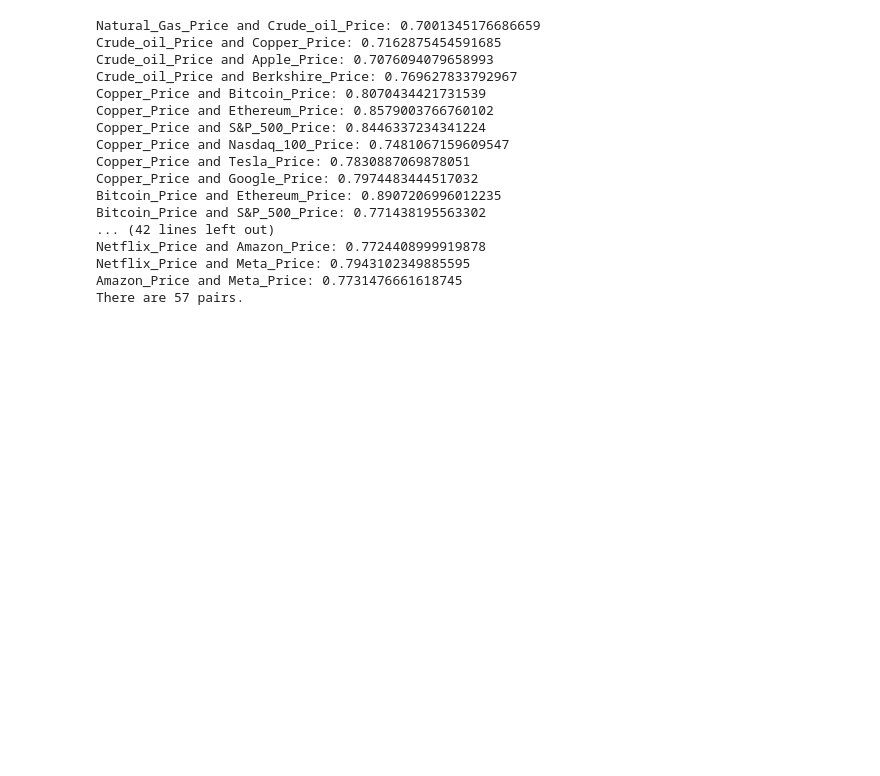
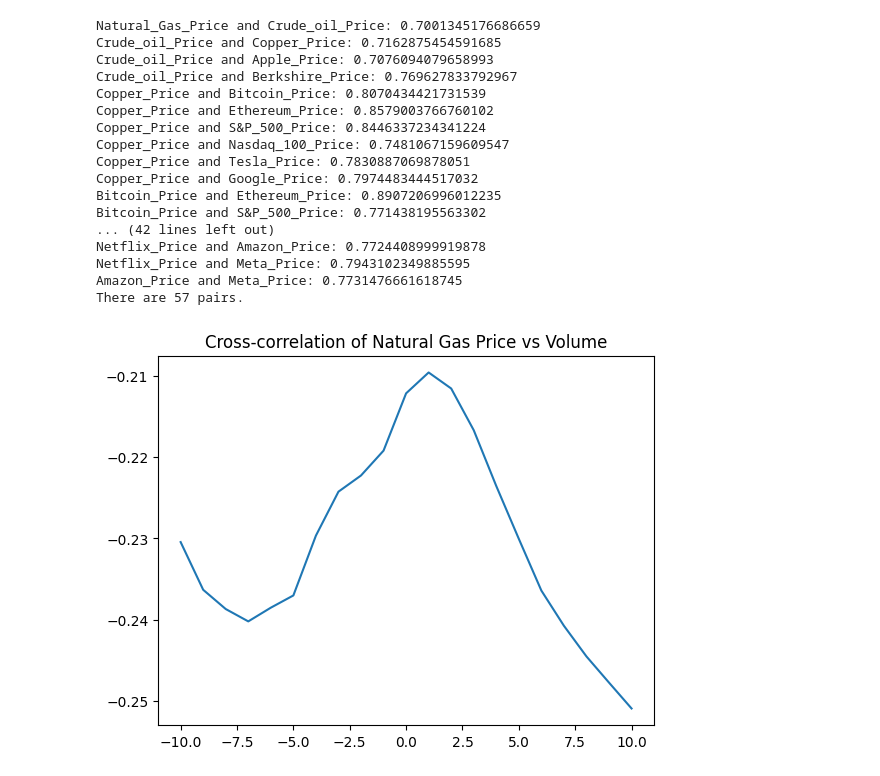
Before and after one commit to alexrpugh/US-Market-Research, a Jupyter notebook: US-Economy-Code.ipynb, the cells around one changed output. Saved outputs shown, nothing was run; the diff lists cells and outputs as text; code cells hidden in the pictures; blank space fills up the shorter version.

```diff
--- a/US-Economy-Code.ipynb
+++ b/US-Economy-Code.ipynb
@@ -136,3 +143,14 @@ stock_volume = df[['Apple_Vol.', 'Tesla_Vol.', 'Microsoft_Vol.', 'Google_Vol.',
                    'Berkshire_Vol.', 'Netflix_Vol.', 'Amazon_Vol.', 'Meta_Vol.']]
 commodity_volume = df[['Natural_Gas_Vol.', 'Crude_oil_Vol.', 'Copper_Vol.', 'Bitcoin_Vol.',
                        'Platinum_Vol.', 'Ethereum_Vol.', 'Silver_Vol.', 'Gold_Vol.']]
+# %%
+from statsmodels.tsa.stattools import ccf
+import matplotlib.pyplot as plt
+
+lags = range(-10, 11)
+cross_corr = [df['Natural_Gas_Vol.'].shift(lag).corr(df['Natural_Gas_Price']) for lag in lags]
+plt.plot(lags, cross_corr)
+plt.title('Cross-correlation of Natural Gas Price vs Volume')
+plt.show()
+# %% [output]
+[figure, added]
```
Also changed, not shown: parts of 5 cells of this notebook.
